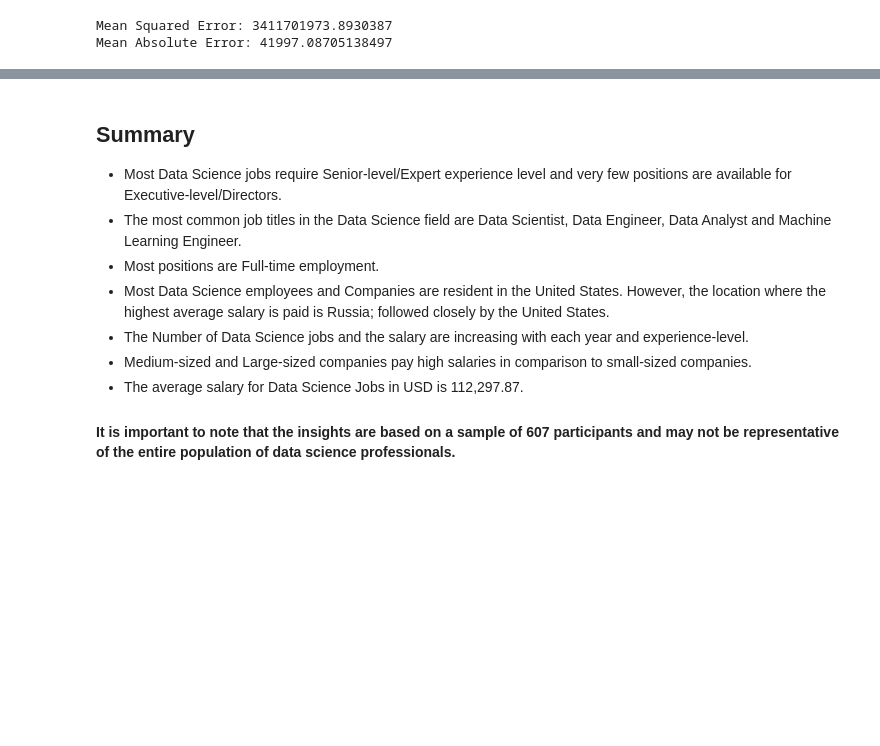
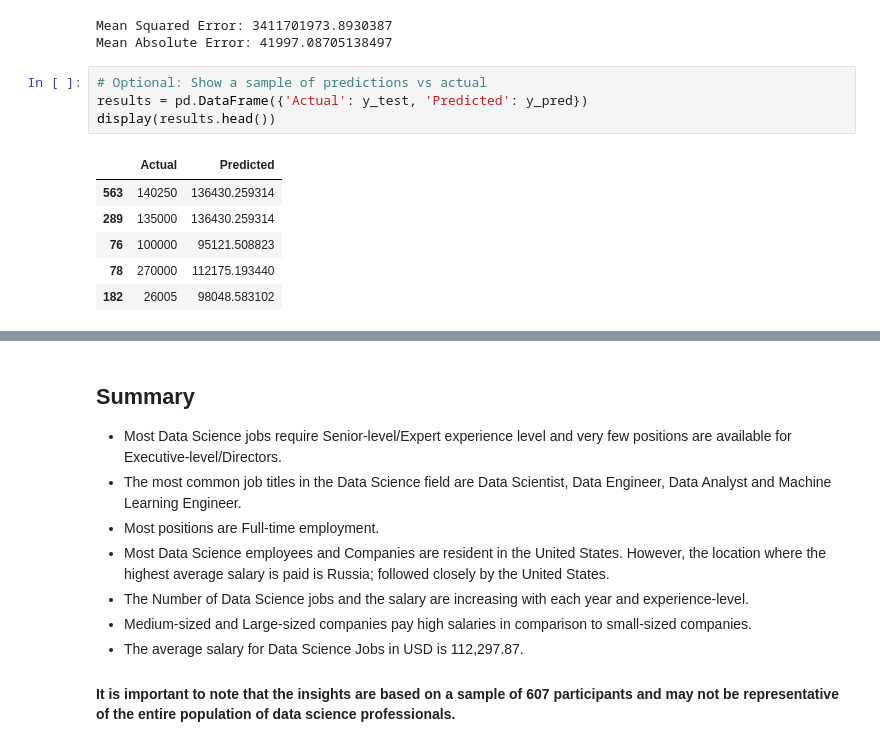
Before and after one commit to buvir/Data-Science-Job-Salaries, a Jupyter notebook: Data Science Job Salaries.ipynb, the cells around one changed output, grey strips where cells are left out. Saved outputs shown, nothing was run; the diff lists cells and outputs as text; blank space fills up the shorter version.

```diff
--- a/Data Science Job Salaries.ipynb
+++ b/Data Science Job Salaries.ipynb
@@ -846,3 +846,14 @@ print(f"Mean Absolute Error: {mae}")
 # %% [output]
 Mean Squared Error: 3411701973.8930387
 Mean Absolute Error: 41997.08705138497
+# %%
+# Optional: Show a sample of predictions vs actual
+results = pd.DataFrame({'Actual': y_test, 'Predicted': y_pred})
+display(results.head())
+# %% [output]
+|  | Actual | Predicted |
+| 563 | 140250 | 136430.259314 |
+| 289 | 135000 | 136430.259314 |
+| 76 | 100000 | 95121.508823 |
+| 78 | 270000 | 112175.193440 |
+| 182 | 26005 | 98048.583102 |
```
Also changed, not shown: parts of 1 cell of this notebook, 5 other files.
